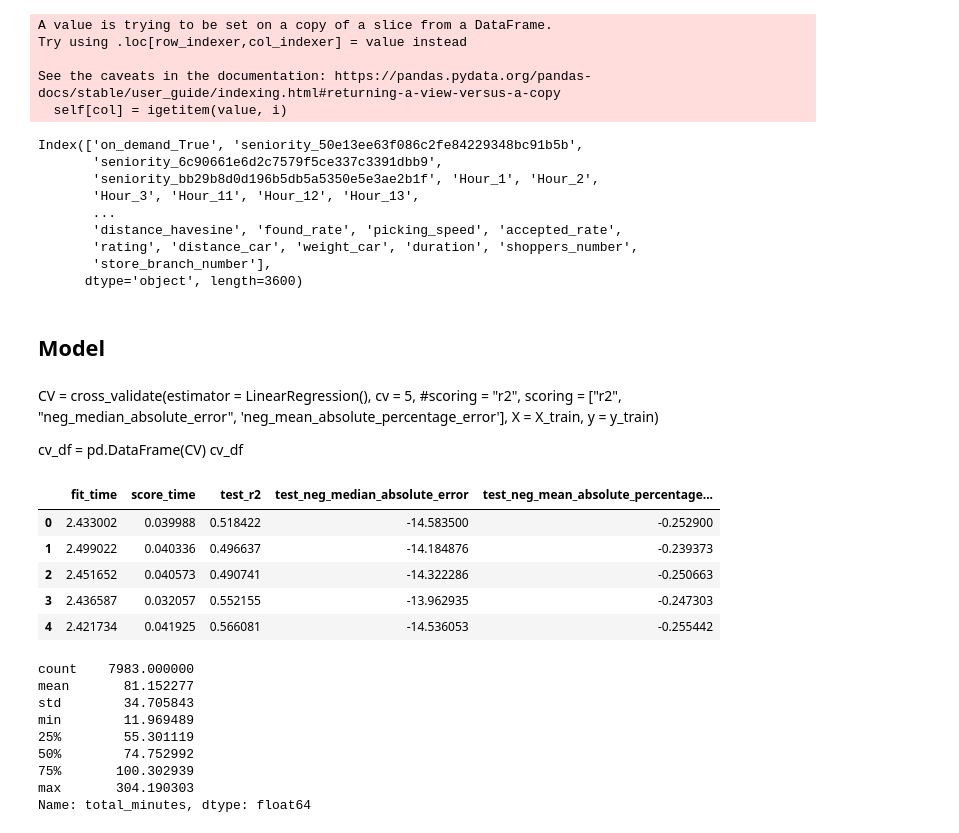
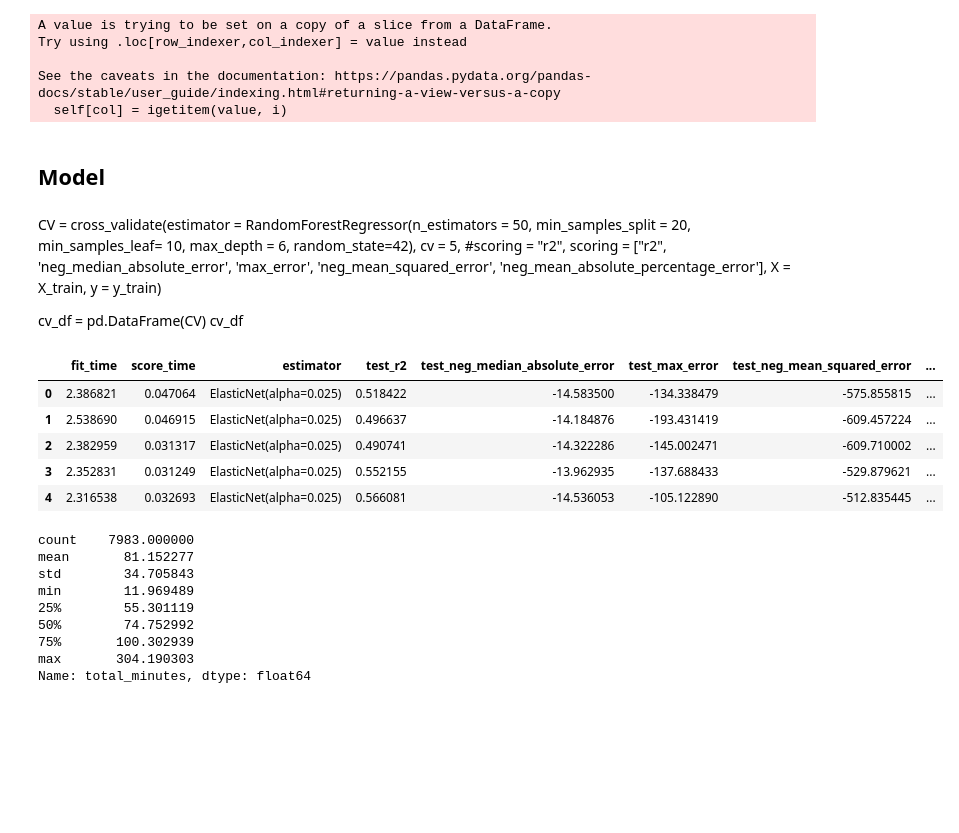
Before and after one commit to sanchobuendia/test_cornershop, a Jupyter notebook: model.ipynb, the cells around one changed output. Saved outputs shown, nothing was run; the diff lists cells and outputs as text; code cells hidden in the pictures; blank space fills up the shorter version.

```diff
--- a/model.ipynb
+++ b/model.ipynb
@@ -165,15 +166,3 @@ Try using .loc[row_indexer,col_indexer] = value instead
 
 See the caveats in the documentation: https://pandas.pydata.org/pandas-docs/stable/user_guide/indexing.html#returning-a-view-versus-a-copy
   self[col] = igetitem(value, i)
-# %%
-X_train.columns
-# %% [output]
-Index(['on_demand_True', 'seniority_50e13ee63f086c2fe84229348bc91b5b',
-       'seniority_6c90661e6d2c7579f5ce337c3391dbb9',
-       'seniority_bb29b8d0d196b5db5a5350e5e3ae2b1f', 'Hour_1', 'Hour_2',
-       'Hour_3', 'Hour_11', 'Hour_12', 'Hour_13',
-       ...
-       'distance_havesine', 'found_rate', 'picking_speed', 'accepted_rate',
-       'rating', 'distance_car', 'weight_car', 'duration', 'shoppers_number',
-       'store_branch_number'],
-      dtype='object', length=3600)
@@ -180,10 +171,11 @@ Index(['on_demand_True', 'seniority_50e13ee63f086c2fe84229348bc91b5b',
 # %% [markdown]
 ## Model
 # %% [markdown]
-CV = cross_validate(estimator = LinearRegression(),
+CV = cross_validate(estimator = RandomForestRegressor(n_estimators = 50,
+                    min_samples_split = 20, min_samples_leaf= 10, max_depth = 6, random_state=42),
                     cv = 5,
                     #scoring = "r2",
-                    scoring = ["r2", "neg_median_absolute_error", 'neg_mean_absolute_percentage_error'],
+                    scoring = ["r2", 'neg_median_absolute_error', 'max_error', 'neg_mean_squared_error',  'neg_mean_absolute_percentage_error'],
                     X = X_train,
                     y = y_train)
 
@@ -192,16 +184,17 @@ cv_df
 # %%
 CV = cross_validate(estimator = ElasticNet(alpha=0.025, l1_ratio=0.5),
                     cv = 5,
-                    scoring = ["r2", "neg_median_absolute_error", 'neg_mean_absolute_percentage_error'],
+                    scoring = ["r2", 'neg_median_absolute_error', 'max_error', 'neg_mean_squared_error',  'neg_mean_absolute_percentage_error'],
+                    return_estimator = True,
+                    return_train_score= False,
                     X = X_train,
                     y = y_train)
-
 cv_df = pd.DataFrame(CV)
 cv_df
 # %% [output]
-|  | fit_time | score_time | test_r2 | test_neg_median_absolute_error | test_neg_mean_absolute_percentage... |
-| 0 | 2.433002 | 0.039988 | 0.518422 | -14.583500 | -0.252900 |
-| 1 | 2.499022 | 0.040336 | 0.496637 | -14.184876 | -0.239373 |
-| 2 | 2.451652 | 0.040573 | 0.490741 | -14.322286 | -0.250663 |
-| 3 | 2.436587 | 0.032057 | 0.552155 | -13.962935 | -0.247303 |
-| 4 | 2.421734 | 0.041925 | 0.566081 | -14.536053 | -0.255442 |
+|  | fit_time | score_time | estimator | test_r2 | test_neg_median_absolute_error | test_max_error | test_neg_mean_squared_error | ... |
+| 0 | 2.386821 | 0.047064 | ElasticNet(alpha=0.025) | 0.518422 | -14.583500 | -134.338479 | -575.855815 | ... |
+| 1 | 2.538690 | 0.046915 | ElasticNet(alpha=0.025) | 0.496637 | -14.184876 | -193.431419 | -609.457224 | ... |
+| 2 | 2.382959 | 0.031317 | ElasticNet(alpha=0.025) | 0.490741 | -14.322286 | -145.002471 | -609.710002 | ... |
+| 3 | 2.352831 | 0.031249 | ElasticNet(alpha=0.025) | 0.552155 | -13.962935 | -137.688433 | -529.879621 | ... |
+| 4 | 2.316538 | 0.032693 | ElasticNet(alpha=0.025) | 0.566081 | -14.536053 | -105.122890 | -512.835445 | ... |
```
Also changed, not shown: parts of 8 cells of this notebook.
